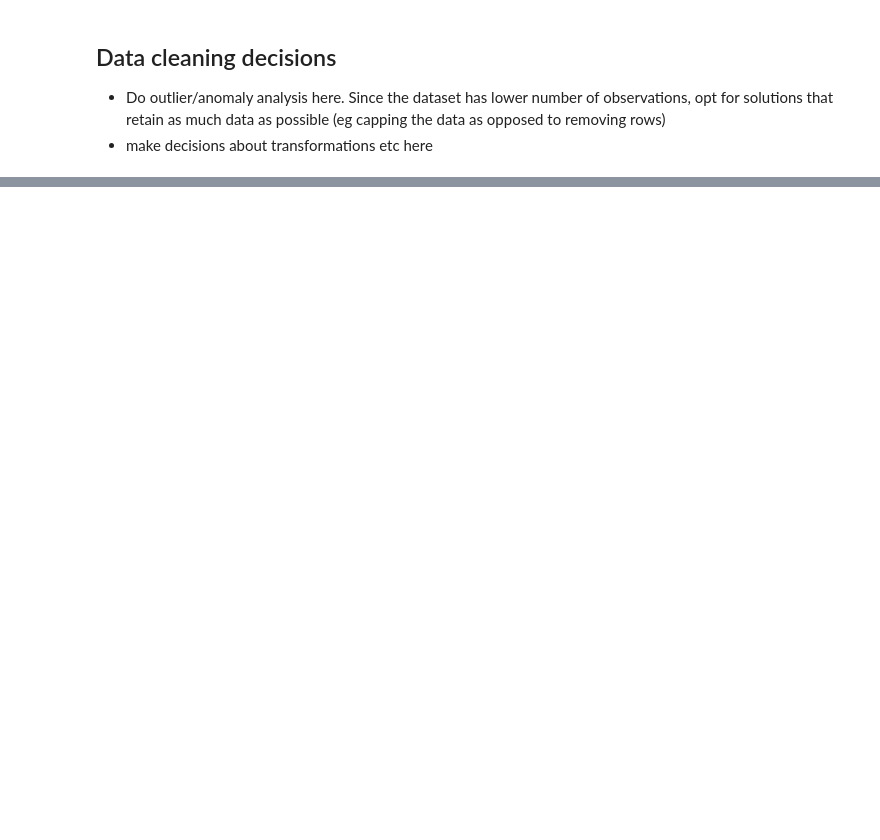
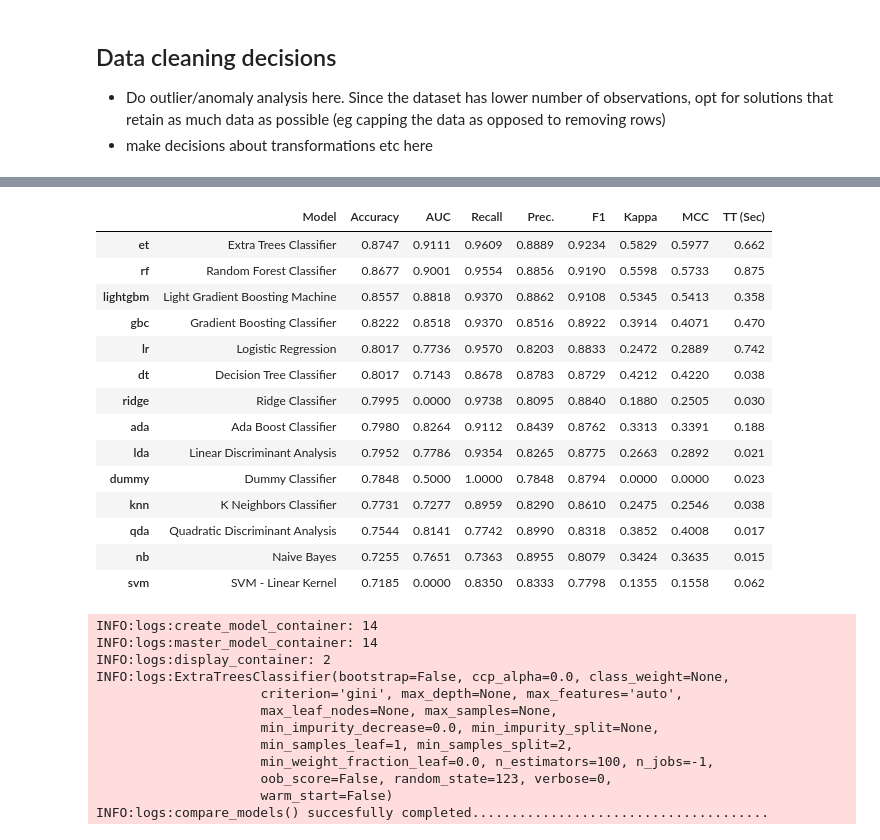
Before and after one commit to aminar034/ml1000-p1, a Jupyter notebook: Project1_wine_classification.ipynb, the cells around one changed output, grey strips where cells are left out. Drawn from its saved outputs; the diff is of its cells as text; code cells hidden in the pictures; blank space fills up the shorter version.

```diff
--- a/Project1_wine_classification.ipynb
+++ b/Project1_wine_classification.ipynb
@@ -185,0 +336,31 @@ We also need to take into consideration the sampling method because we have imba
+# %%
+#Find best model
+best_model = compare_models()
+# %% [output]
+|  | Model | Accuracy | AUC | Recall | Prec. | F1 | Kappa | MCC | TT (Sec) |
+| et | Extra Trees Classifier | 0.8747 | 0.9111 | 0.9609 | 0.8889 | 0.9234 | 0.5829 | 0.5977 | 0.662 |
+| rf | Random Forest Classifier | 0.8677 | 0.9001 | 0.9554 | 0.8856 | 0.9190 | 0.5598 | 0.5733 | 0.875 |
+| lightgbm | Light Gradient Boosting Machine | 0.8557 | 0.8818 | 0.9370 | 0.8862 | 0.9108 | 0.5345 | 0.5413 | 0.358 |
+| gbc | Gradient Boosting Classifier | 0.8222 | 0.8518 | 0.9370 | 0.8516 | 0.8922 | 0.3914 | 0.4071 | 0.470 |
+| lr | Logistic Regression | 0.8017 | 0.7736 | 0.9570 | 0.8203 | 0.8833 | 0.2472 | 0.2889 | 0.742 |
+| dt | Decision Tree Classifier | 0.8017 | 0.7143 | 0.8678 | 0.8783 | 0.8729 | 0.4212 | 0.4220 | 0.038 |
+| ridge | Ridge Classifier | 0.7995 | 0.0000 | 0.9738 | 0.8095 | 0.8840 | 0.1880 | 0.2505 | 0.030 |
+| ada | Ada Boost Classifier | 0.7980 | 0.8264 | 0.9112 | 0.8439 | 0.8762 | 0.3313 | 0.3391 | 0.188 |
+| lda | Linear Discriminant Analysis | 0.7952 | 0.7786 | 0.9354 | 0.8265 | 0.8775 | 0.2663 | 0.2892 | 0.021 |
+| dummy | Dummy Classifier | 0.7848 | 0.5000 | 1.0000 | 0.7848 | 0.8794 | 0.0000 | 0.0000 | 0.023 |
+| knn | K Neighbors Classifier | 0.7731 | 0.7277 | 0.8959 | 0.8290 | 0.8610 | 0.2475 | 0.2546 | 0.038 |
+| qda | Quadratic Discriminant Analysis | 0.7544 | 0.8141 | 0.7742 | 0.8990 | 0.8318 | 0.3852 | 0.4008 | 0.017 |
+| nb | Naive Bayes | 0.7255 | 0.7651 | 0.7363 | 0.8955 | 0.8079 | 0.3424 | 0.3635 | 0.015 |
+| svm | SVM - Linear Kernel | 0.7185 | 0.0000 | 0.8350 | 0.8333 | 0.7798 | 0.1355 | 0.1558 | 0.062 |
+INFO:logs:create_model_container: 14
+INFO:logs:master_model_container: 14
+INFO:logs:display_container: 2
+INFO:logs:ExtraTreesClassifier(bootstrap=False, ccp_alpha=0.0, class_weight=None,
+                     criterion='gini', max_depth=None, max_features='auto',
+                     max_leaf_nodes=None, max_samples=None,
+                     min_impurity_decrease=0.0, min_impurity_split=None,
+                     min_samples_leaf=1, min_samples_split=2,
+                     min_weight_fraction_leaf=0.0, n_estimators=100, n_jobs=-1,
+                     oob_score=False, random_state=123, verbose=0,
+                     warm_start=False)
+INFO:logs:compare_models() succesfully completed......................................
```
Also changed, not shown: parts of 45 cells of this notebook.
